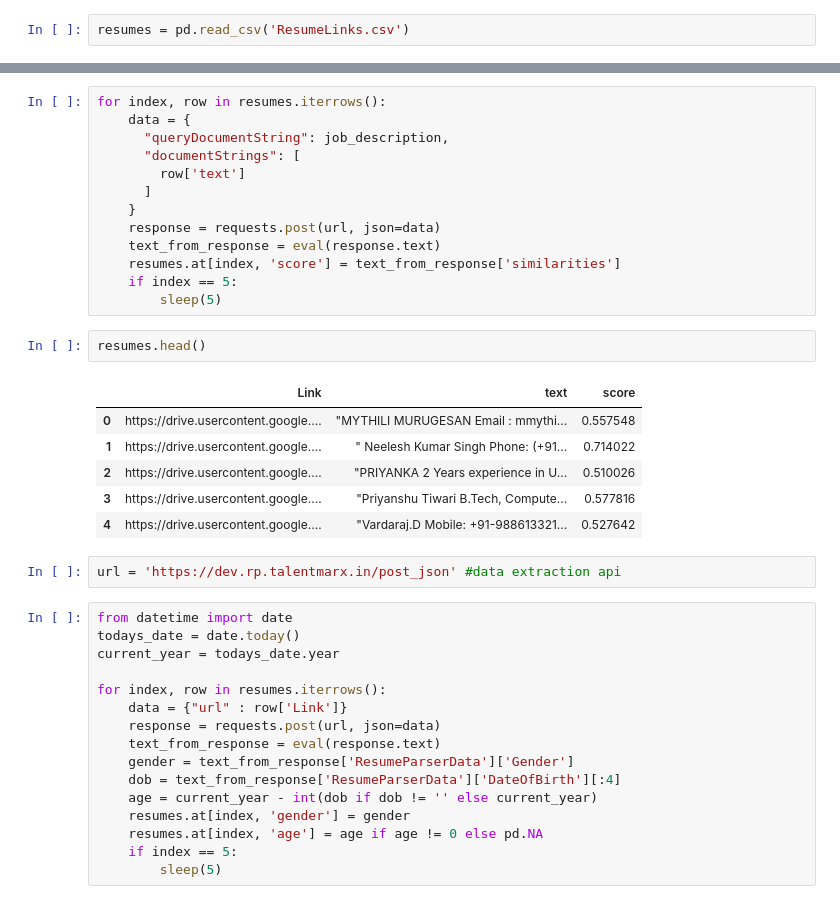
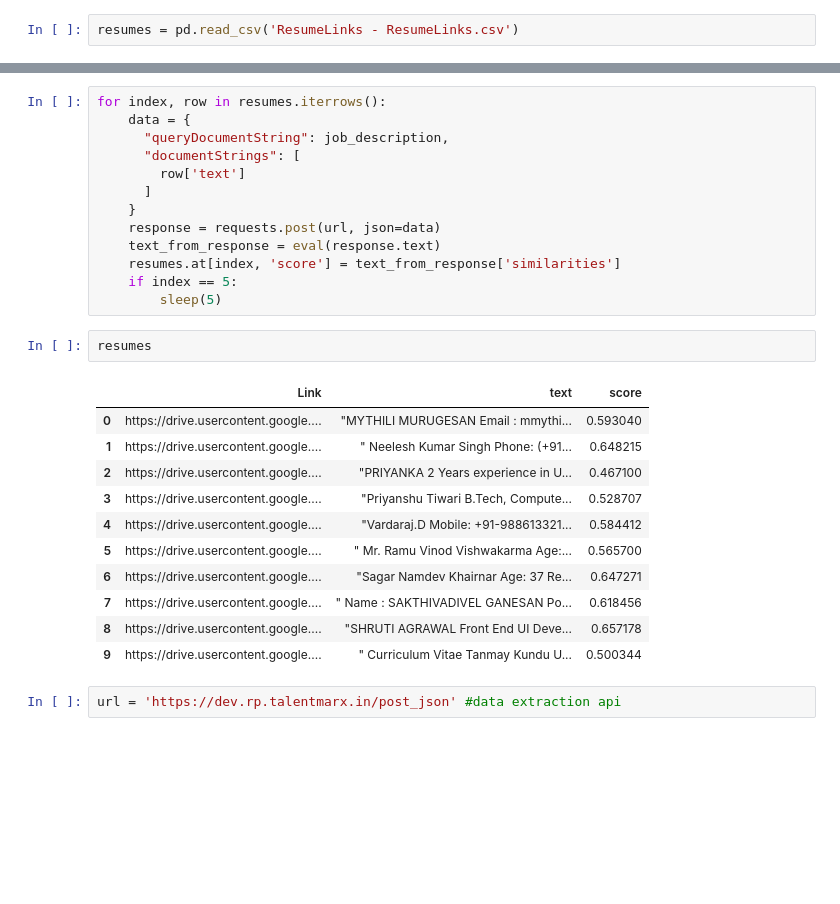
Before and after one commit to Ajay-TR/tr-bias-governance, a Jupyter notebook: ai360.ipynb, the cells around one changed output, grey strips where cells are left out. Drawn from its saved outputs; the diff is of its cells as text; blank space fills up the shorter version.

```diff
--- a/ai360.ipynb
+++ b/ai360.ipynb
@@ -15,5 +29,5 @@ from time import sleep
 # %%
-resumes = pd.read_csv('ResumeLinks.csv')
+resumes = pd.read_csv('ResumeLinks - ResumeLinks.csv')
 # %%
 resumes
 # %% [output]
@@ -120,29 +165,18 @@ for index, row in resumes.iterrows():
     if index == 5:
         sleep(5)
 # %%
-resumes.head()
+resumes
 # %% [output]
 |  | Link | text | score |
-| 0 | https://drive.usercontent.google.... | "MYTHILI MURUGESAN Email : mmythi... | 0.557548 |
-| 1 | https://drive.usercontent.google.... | " Neelesh Kumar Singh Phone: (+91... | 0.714022 |
-| 2 | https://drive.usercontent.google.... | "PRIYANKA 2 Years experience in U... | 0.510026 |
-| 3 | https://drive.usercontent.google.... | "Priyanshu Tiwari B.Tech, Compute... | 0.577816 |
-| 4 | https://drive.usercontent.google.... | "Vardaraj.D Mobile: +91-988613321... | 0.527642 |
+| 0 | https://drive.usercontent.google.... | "MYTHILI MURUGESAN Email : mmythi... | 0.593040 |
+| 1 | https://drive.usercontent.google.... | " Neelesh Kumar Singh Phone: (+91... | 0.648215 |
+| 2 | https://drive.usercontent.google.... | "PRIYANKA 2 Years experience in U... | 0.467100 |
+| 3 | https://drive.usercontent.google.... | "Priyanshu Tiwari B.Tech, Compute... | 0.528707 |
+| 4 | https://drive.usercontent.google.... | "Vardaraj.D Mobile: +91-988613321... | 0.584412 |
+| 5 | https://drive.usercontent.google.... | " Mr. Ramu Vinod Vishwakarma Age:... | 0.565700 |
+| 6 | https://drive.usercontent.google.... | "Sagar Namdev Khairnar Age: 37 Re... | 0.647271 |
+| 7 | https://drive.usercontent.google.... | " Name : SAKTHIVADIVEL GANESAN Po... | 0.618456 |
+| 8 | https://drive.usercontent.google.... | "SHRUTI AGRAWAL Front End UI Deve... | 0.657178 |
+| 9 | https://drive.usercontent.google.... | " Curriculum Vitae Tanmay Kundu U... | 0.500344 |
 # %%
 url = 'https://dev.rp.talentmarx.in/post_json' #data extraction api
-# %%
-from datetime import date
-todays_date = date.today()
-current_year = todays_date.year
-
-for index, row in resumes.iterrows():
-    data = {"url" : row['Link']}
-    response = requests.post(url, json=data)
-    text_from_response = eval(response.text)
-    gender = text_from_response['ResumeParserData']['Gender']
-    dob = text_from_response['ResumeParserData']['DateOfBirth'][:4]
-    age = current_year - int(dob if dob != '' else current_year)
-    resumes.at[index, 'gender'] = gender
-    resumes.at[index, 'age'] = age if age != 0 else pd.NA
-    if index == 5:
-        sleep(5)
```
Also changed, not shown: parts of 35 cells of this notebook, 40 other files.
